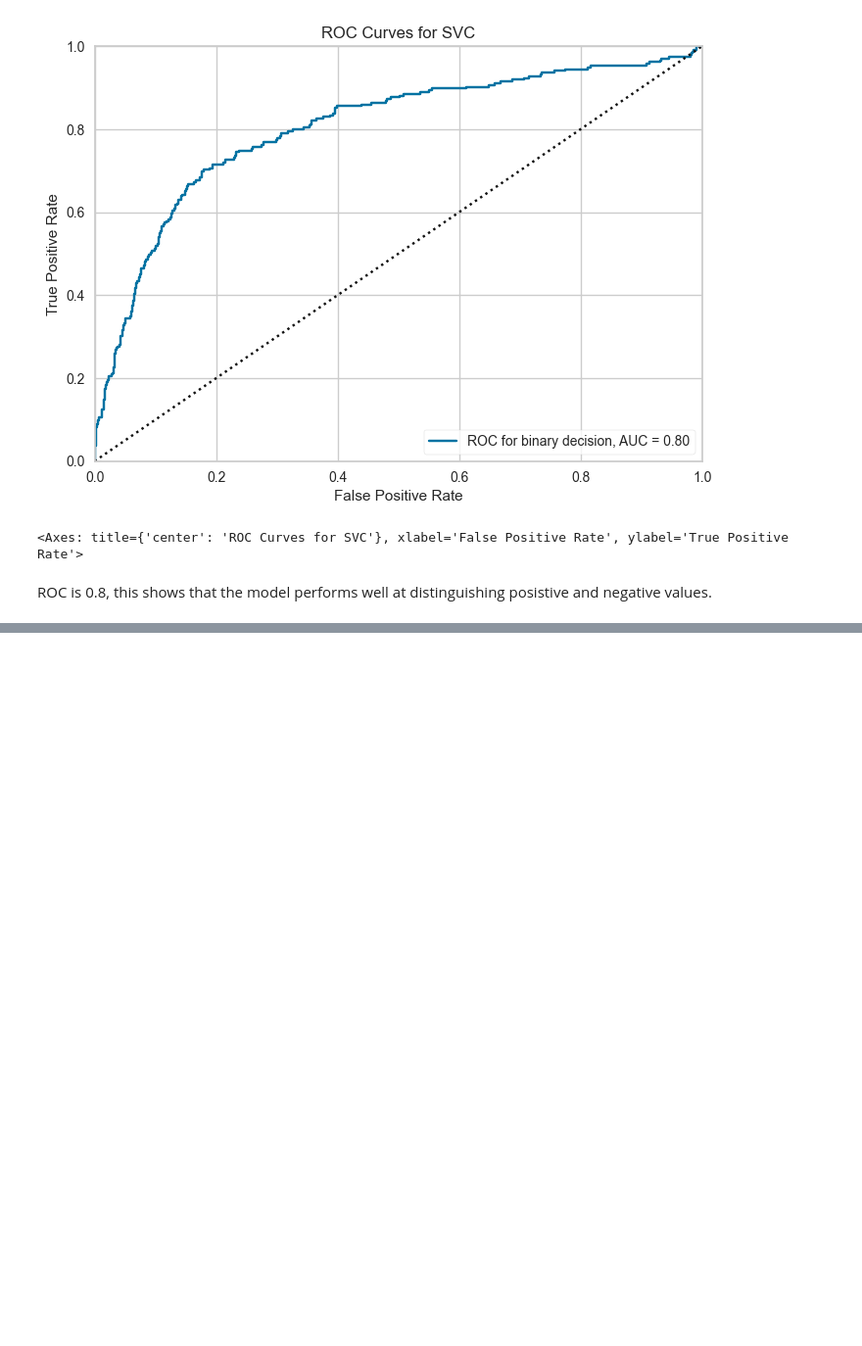
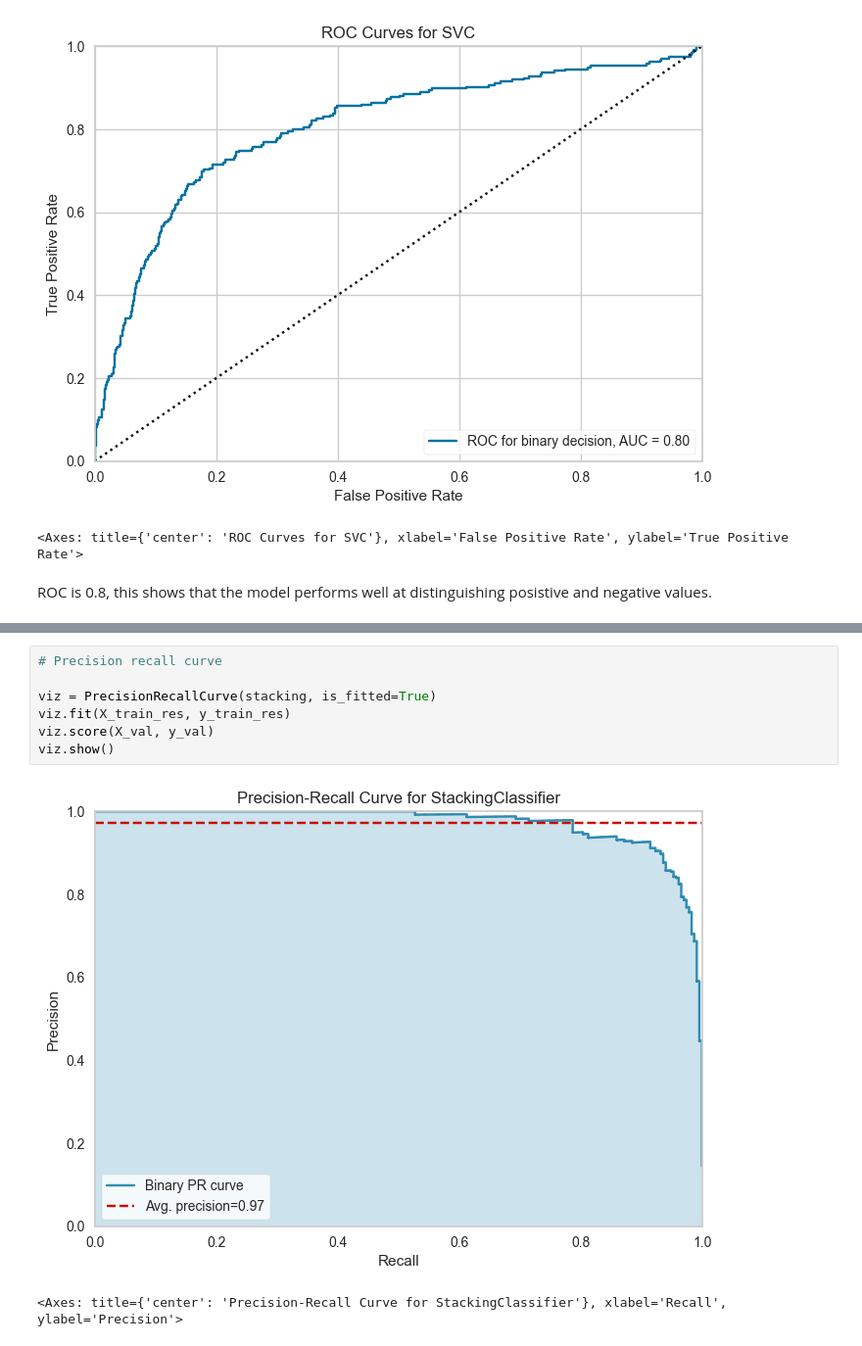
Before and after one commit to McGill-MMA-EnterpriseAnalytics/customer_churn_2024, a Jupyter notebook: Modelling/SVM, stacking.ipynb, the cells around one changed output, grey strips where cells are left out. Shown: that part at 98% size. Drawn from its saved outputs; the diff is of its cells as text; blank space fills up the shorter version.

```diff
--- a/Modelling/SVM, stacking.ipynb
+++ b/Modelling/SVM, stacking.ipynb
@@ -196,0 +304,10 @@ visualizer.poof()
+# %%
+# Precision recall curve
+
+viz = PrecisionRecallCurve(stacking, is_fitted=True)
+viz.fit(X_train_res, y_train_res)
+viz.score(X_val, y_val)
+viz.show()
+# %% [output]
+[figure, added]
+<Axes: title={'center': 'Precision-Recall Curve for StackingClassifier'}, xlabel='Recall', ylabel='Precision'>
```
Also changed, not shown: parts of 22 cells of this notebook.
